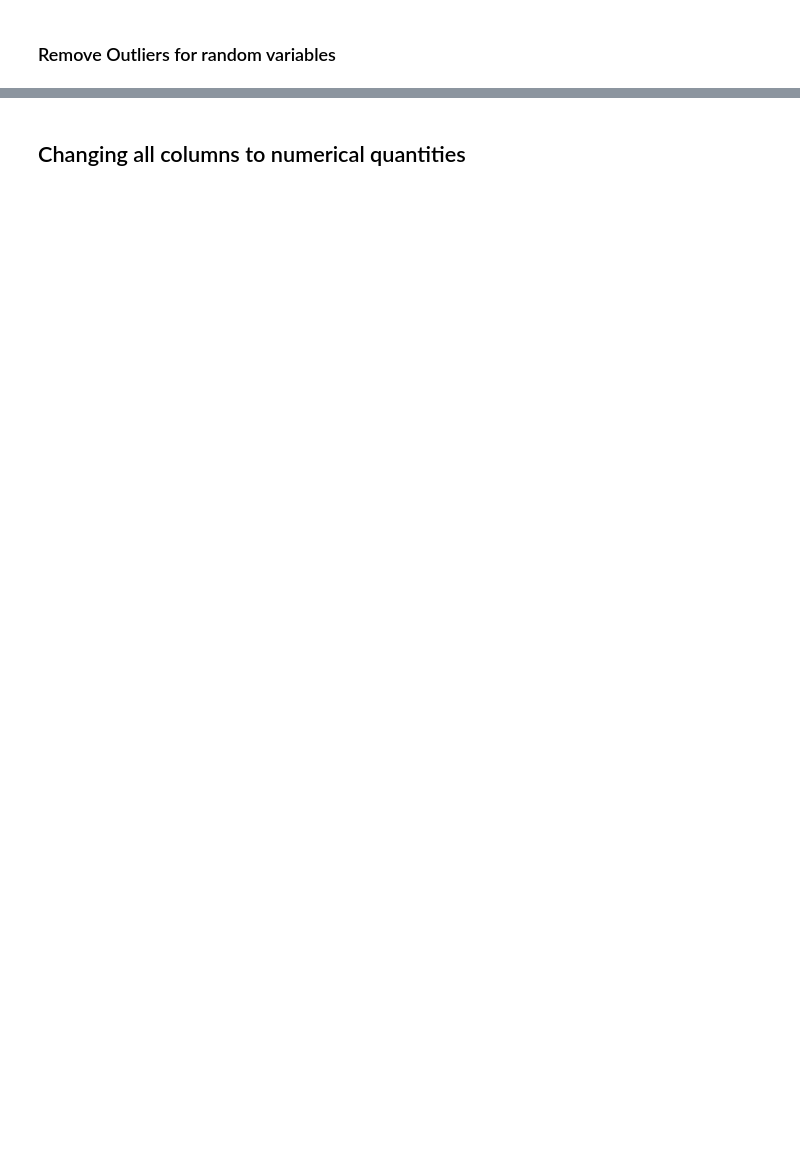
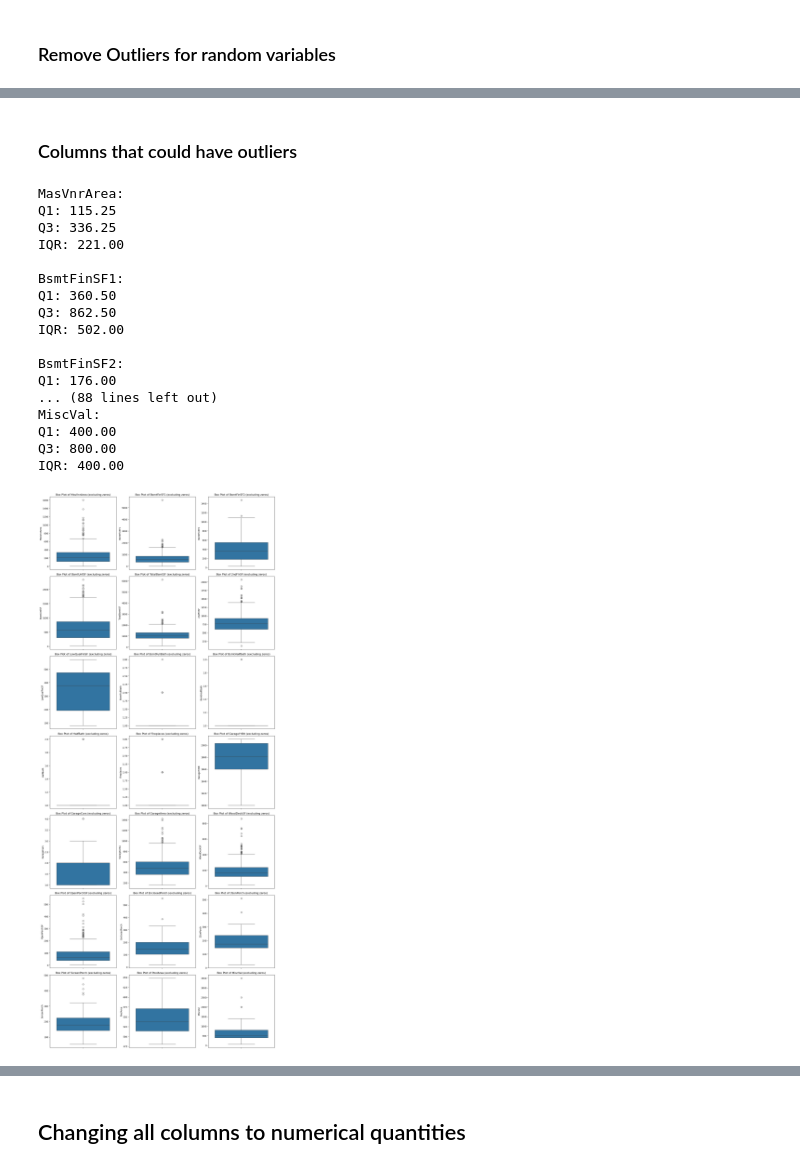
Before and after one commit to thanikaar/ml, a Jupyter notebook: house-prices-advanced-regression-techniques/HW_kaggle.ipynb, the cells around one changed output, grey strips where cells are left out. Cells and saved outputs as stored; diff of their text form; code cells hidden in the pictures; blank space fills up the shorter version.

```diff
--- a/house-prices-advanced-regression-techniques/HW_kaggle.ipynb
+++ b/house-prices-advanced-regression-techniques/HW_kaggle.ipynb
@@ -461,0 +318,10 @@ After outlier removal: (1097, 78)
+# %%
+fixed_num_cols = [
+    'MSSubClass', 'OverallQual', 'OverallCond'
+]
+# %%
+# Count values in fixed_num_cols to make sure there are no weird values
+for col in fixed_num_cols:
+    print(f"Value counts for {col}:")
+    print(df_train[col].value_counts())
+    print("\n")
@@ -461,0 +346,59 @@ After outlier removal: (1097, 78)
+# %% [markdown]
+### Columns that could have outliers
+# %%
+remaining_numeric_cols = [col for col in remaining_numeric_cols if col not in fixed_num_cols]
+# %%
+import pandas as pd
+import seaborn as sns
+import matplotlib.pyplot as plt
+import numpy as np
+
+# Calculate IQR excluding zeros
+for col in remaining_numeric_cols:
+    # Filter out zeros
+    filtered_data = df_train[df_train[col] != 0][col]
+
+    # Calculate IQR if data exists
+    if not filtered_data.empty:
+        Q1 = filtered_data.quantile(0.25)
+        Q3 = filtered_data.quantile(0.75)
+        IQR = Q3 - Q1
+        print(f"\n{col}:")
+        print(f"Q1: {Q1:.2f}")
+        print(f"Q3: {Q3:.2f}")
+        print(f"IQR: {IQR:.2f}")
+
+# Create box plots excluding zeros
+num_cols = len(remaining_numeric_cols)
+num_rows = (num_cols + 2) // 3
+plt.figure(figsize=(15, 5*num_rows))
+
+for idx, col in enumerate(remaining_numeric_cols, 1):
+    plt.subplot(num_rows, 3, idx)
+    # Filter zeros before plotting
+    filtered_data = df_train[df_train[col] != 0][col]
+    sns.boxplot(y=filtered_data)
+    plt.title(f'Box Plot of {col} (excluding zeros)')
+    plt.ylabel(col)
+
+plt.tight_layout()
+plt.show()
+# %% [output]
+MasVnrArea:
+Q1: 115.25
+Q3: 336.25
+IQR: 221.00
+
+BsmtFinSF1:
+Q1: 360.50
+Q3: 862.50
+IQR: 502.00
+
+BsmtFinSF2:
+Q1: 176.00
+... (88 lines left out)
+MiscVal:
+Q1: 400.00
+Q3: 800.00
+IQR: 400.00
+[figure, added]
```
Also changed, not shown: parts of 64 cells of this notebook.
